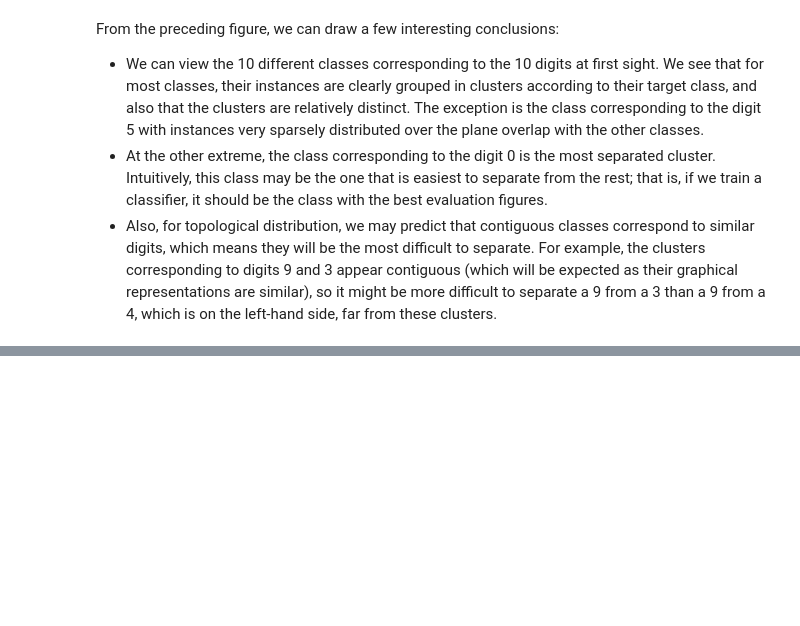
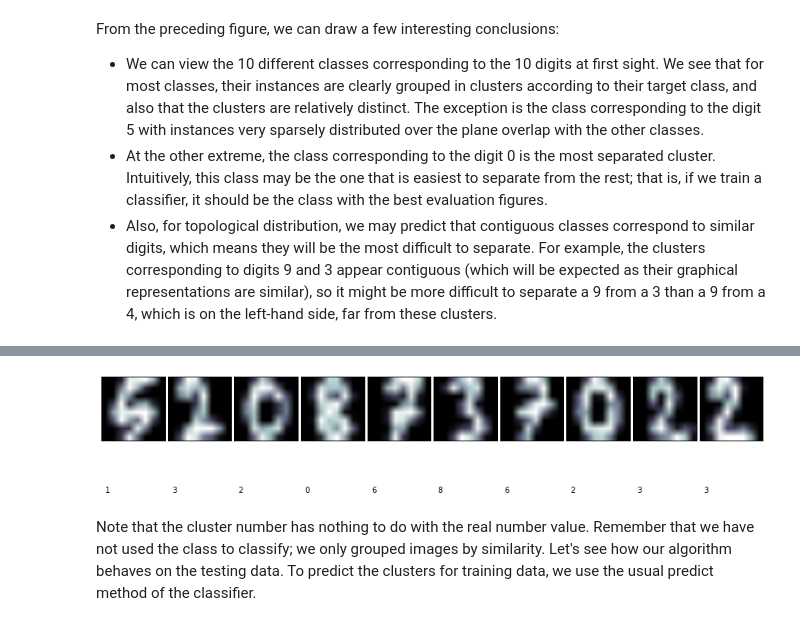
Before and after one commit to renvaldas/scikit-learn, a Jupyter notebook: unsupervised_learning.ipynb, the cells around one changed output, grey strips where cells are left out. Cells and saved outputs as stored; diff of their text form; code cells hidden in the pictures; blank space fills up the shorter version.

```diff
--- a/unsupervised_learning.ipynb
+++ b/unsupervised_learning.ipynb
@@ -150,0 +250,8 @@ similar), so it might be more difficult to separate a 9 from a 3 than a 9 from a
+# %%
+from sklearn.cross_validation import train_test_split
+X_train, X_test, y_train, y_test, images_train, images_test = train_test_split(
+    data, digits.target, digits.images, test_size=0.25, random_state=42)
+
+n_samples, n_features = X_train.shape
+n_digits = len(np.unique(y_train))
+labels = y_train
@@ -150,0 +276,4 @@ similar), so it might be more difficult to separate a 9 from a 3 than a 9 from a
+# %%
+from sklearn import cluster
+clf = cluster.KMeans(init='k-means++', n_clusters=10, random_state=42)
+clf.fit(X_train)
@@ -150,0 +292,10 @@ similar), so it might be more difficult to separate a 9 from a 3 than a 9 from a
+# %%
+print_digits(images_train, clf.labels_, max_n=10)
+# %% [output]
+[figure, added]
+# %% [markdown]
+Note that the cluster number has nothing to do with the real number value.
+Remember that we have not used the class to classify; we only grouped images by
+similarity. Let's see how our algorithm behaves on the testing data.
+To predict the clusters for training data, we use the usual predict method of
+the classifier.
```
Also changed, not shown: parts of 26 cells of this notebook.
